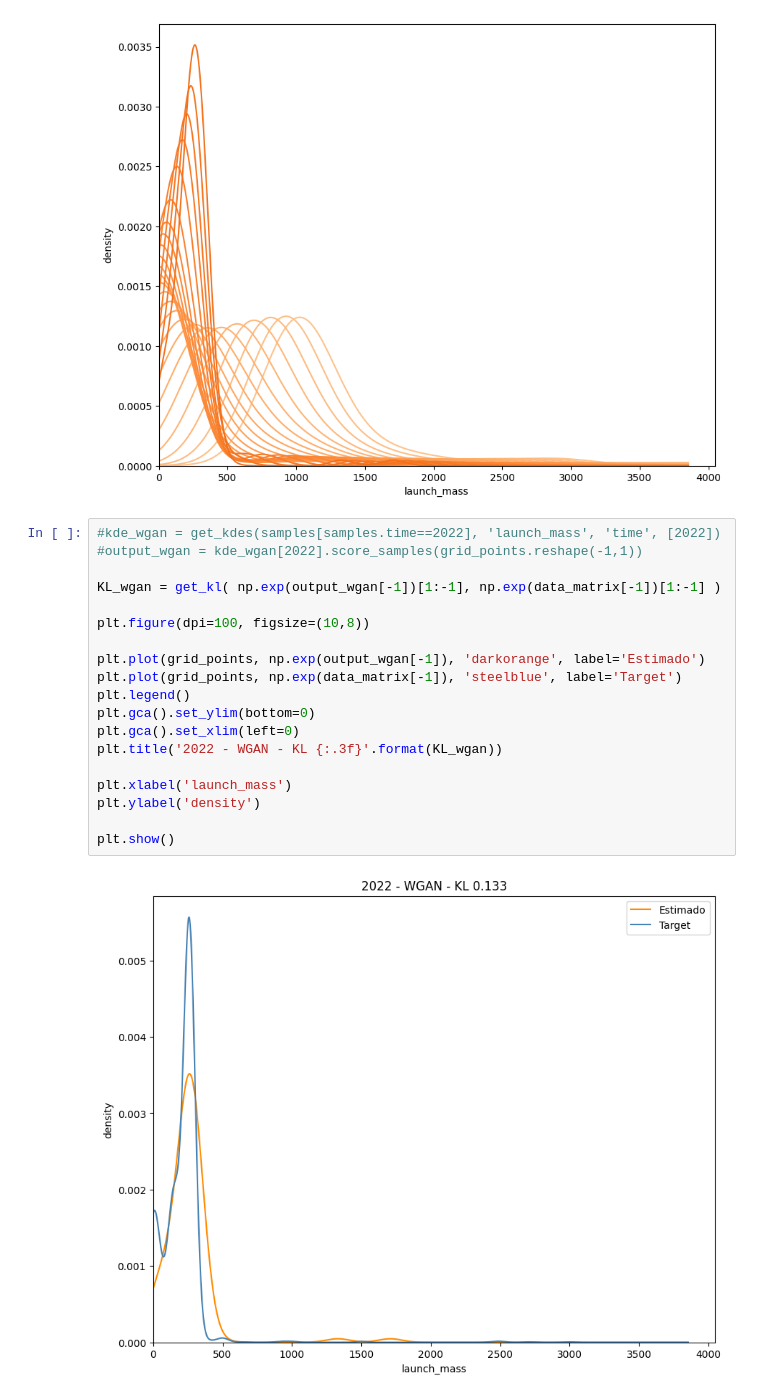
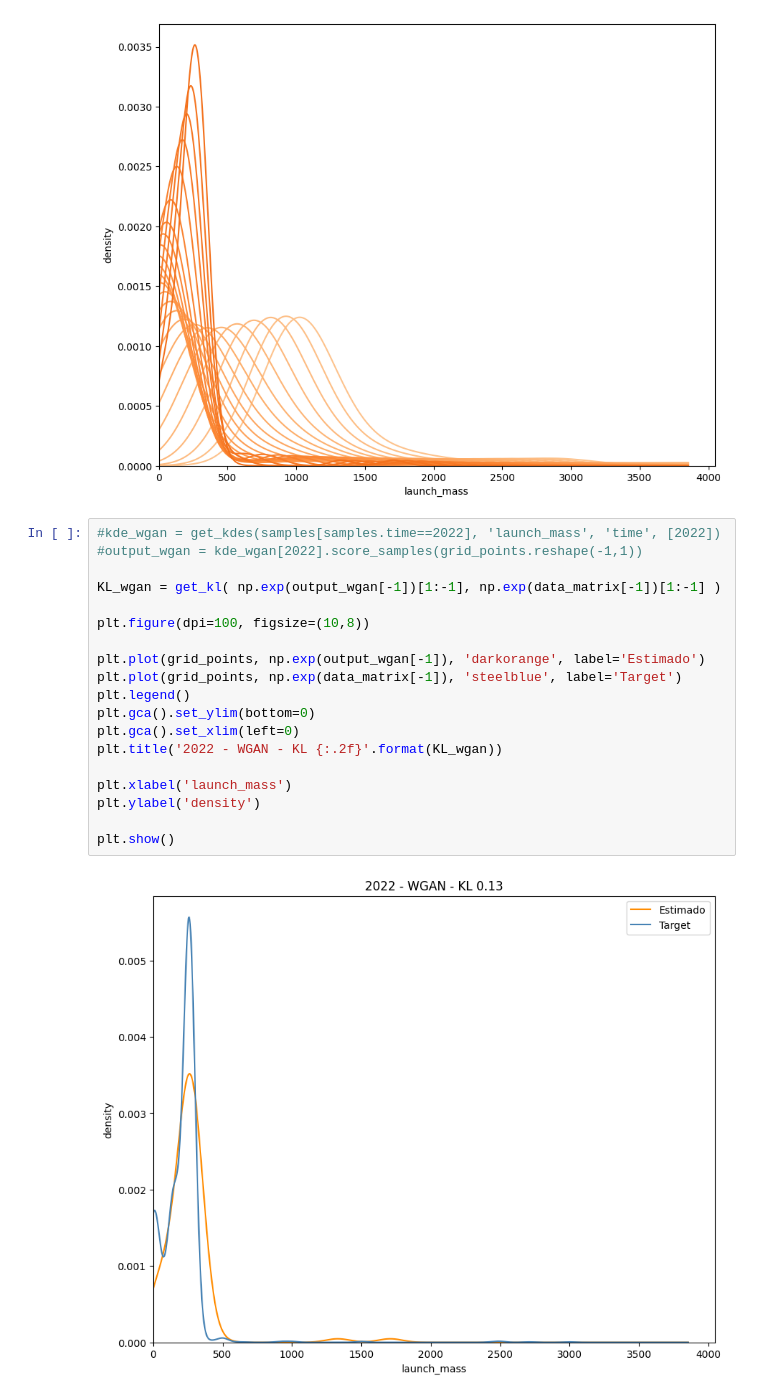
Before and after one commit to lipinoelbreve/densities-time-series, a Jupyter notebook: aplicacion_satelites.ipynb, the cells around one changed output. Saved outputs shown, nothing was run; the diff lists cells and outputs as text.

```diff
--- a/aplicacion_satelites.ipynb
+++ b/aplicacion_satelites.ipynb
@@ -623,21 +623,21 @@ plt.ylabel('density');
 # %%
 #kde_wgan = get_kdes(samples[samples.time==2022], 'launch_mass', 'time', [2022])
 #output_wgan = kde_wgan[2022].score_samples(grid_points.reshape(-1,1))
 
 KL_wgan = get_kl( np.exp(output_wgan[-1])[1:-1], np.exp(data_matrix[-1])[1:-1] )
 
 plt.figure(dpi=100, figsize=(10,8))
 
 plt.plot(grid_points, np.exp(output_wgan[-1]), 'darkorange', label='Estimado')
 plt.plot(grid_points, np.exp(data_matrix[-1]), 'steelblue', label='Target')
 plt.legend()
 plt.gca().set_ylim(bottom=0)
 plt.gca().set_xlim(left=0)
-plt.title('2022 - WGAN - KL {:.3f}'.format(KL_wgan))
+plt.title('2022 - WGAN - KL {:.2f}'.format(KL_wgan))
 
 plt.xlabel('launch_mass')
 plt.ylabel('density')
 
 plt.show()
 # %% [output]
-[figure, old version]
+[figure, new version]
```
Also changed, not shown: parts of 2 cells of this notebook.
